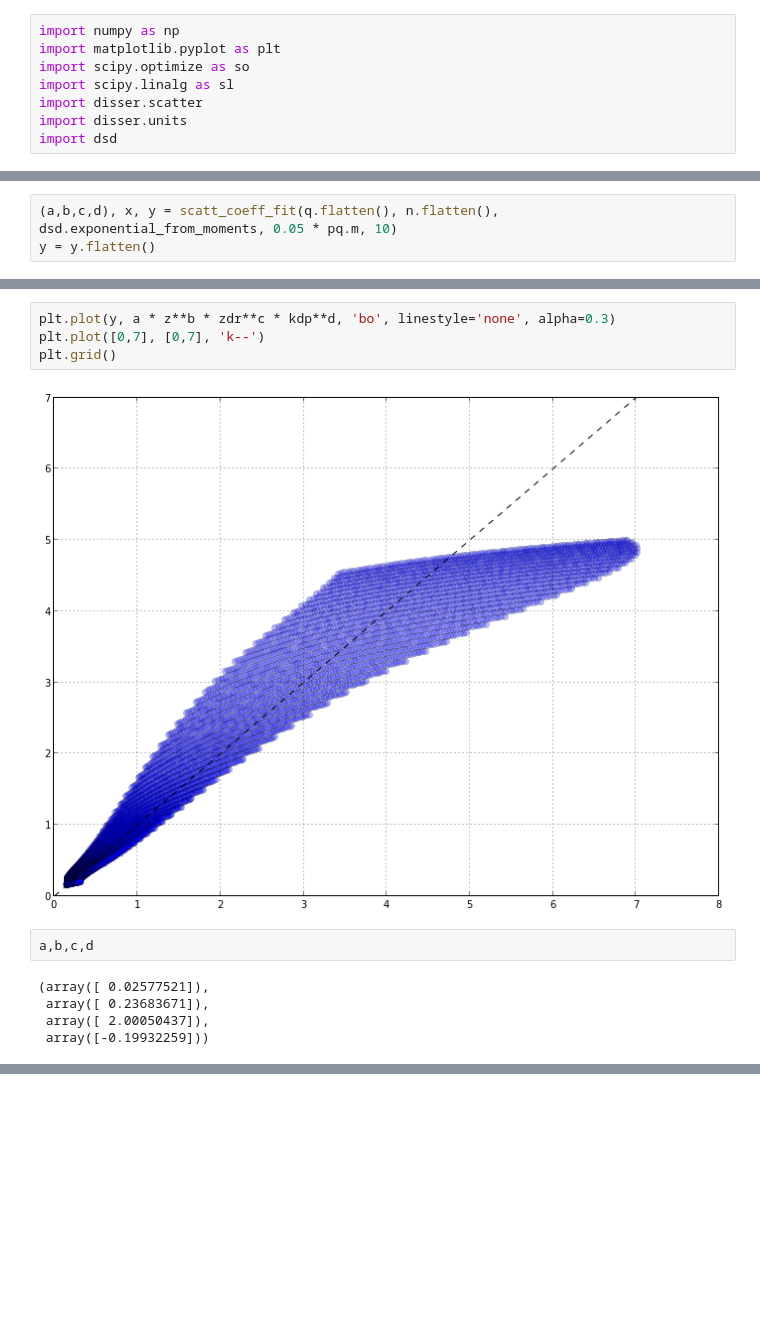
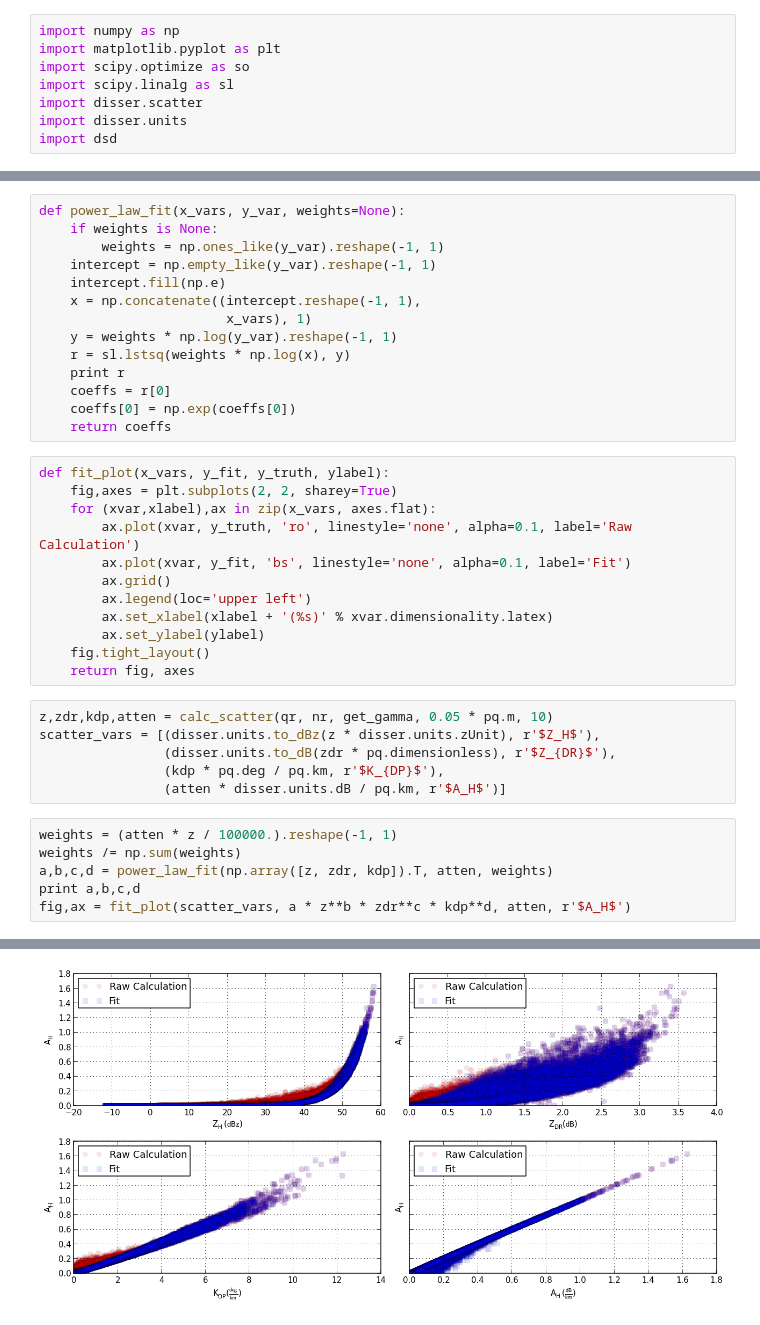
Before and after one commit to dopplershift/DissertationCode, a Jupyter notebook: notebooks/Regression.ipynb, the cells around one changed output, grey strips where cells are left out. Drawn from its saved outputs; the diff is of its cells as text; blank space fills up the shorter version.

```diff
--- a/notebooks/Regression.ipynb
+++ b/notebooks/Regression.ipynb
@@ -50,3 +56,0 @@ q,n = np.meshgrid(qr, nr)
-# %%
-(a,b,c,d), x, y = scatt_coeff_fit(q.flatten(), n.flatten(), dsd.exponential_from_moments, 0.05 * pq.m, 10)
-y = y.flatten()
@@ -66,13 +57,39 @@ plt.grid()
-# %%
-plt.plot(y, a * z**b * zdr**c * kdp**d, 'bo', linestyle='none', alpha=0.3)
-plt.plot([0,7], [0,7], 'k--')
-plt.grid()
-# %% [output]
-[figure, removed]
-# %%
-a,b,c,d
-# %% [output]
-(array([ 0.02577521]),
- array([ 0.23683671]),
- array([ 2.00050437]),
- array([-0.19932259]))
+# %%
+def power_law_fit(x_vars, y_var, weights=None):
+    if weights is None:
+        weights = np.ones_like(y_var).reshape(-1, 1)
+    intercept = np.empty_like(y_var).reshape(-1, 1)
+    intercept.fill(np.e)
+    x = np.concatenate((intercept.reshape(-1, 1),
+                        x_vars), 1)
+    y = weights * np.log(y_var).reshape(-1, 1)
+    r = sl.lstsq(weights * np.log(x), y)
+    print r
+    coeffs = r[0]
+    coeffs[0] = np.exp(coeffs[0])
+    return coeffs
+# %%
+def fit_plot(x_vars, y_fit, y_truth, ylabel):
+    fig,axes = plt.subplots(2, 2, sharey=True)
+    for (xvar,xlabel),ax in zip(x_vars, axes.flat):
+        ax.plot(xvar, y_truth, 'ro', linestyle='none', alpha=0.1, label='Raw Calculation')
+        ax.plot(xvar, y_fit, 'bs', linestyle='none', alpha=0.1, label='Fit')
+        ax.grid()
+        ax.legend(loc='upper left')
+        ax.set_xlabel(xlabel + '(%s)' % xvar.dimensionality.latex)
+        ax.set_ylabel(ylabel)
+    fig.tight_layout()
+    return fig, axes
+# %%
+z,zdr,kdp,atten = calc_scatter(qr, nr, get_gamma, 0.05 * pq.m, 10)
+scatter_vars = [(disser.units.to_dBz(z * disser.units.zUnit), r'$Z_H$'),
+                (disser.units.to_dB(zdr * pq.dimensionless), r'$Z_{DR}$'),
+                (kdp * pq.deg / pq.km, r'$K_{DP}$'),
+                (atten * disser.units.dB / pq.km, r'$A_H$')]
+# %%
+weights = (atten * z / 100000.).reshape(-1, 1)
+weights /= np.sum(weights)
+a,b,c,d = power_law_fit(np.array([z, zdr, kdp]).T, atten, weights)
+print a,b,c,d
+fig,ax = fit_plot(scatter_vars, a * z**b * zdr**c * kdp**d, atten, r'$A_H$')
+# %% [output]
@@ -78,0 +102 @@ a,b,c,d
+[figure, added]
```
Also changed, not shown: parts of 10 cells of this notebook.
